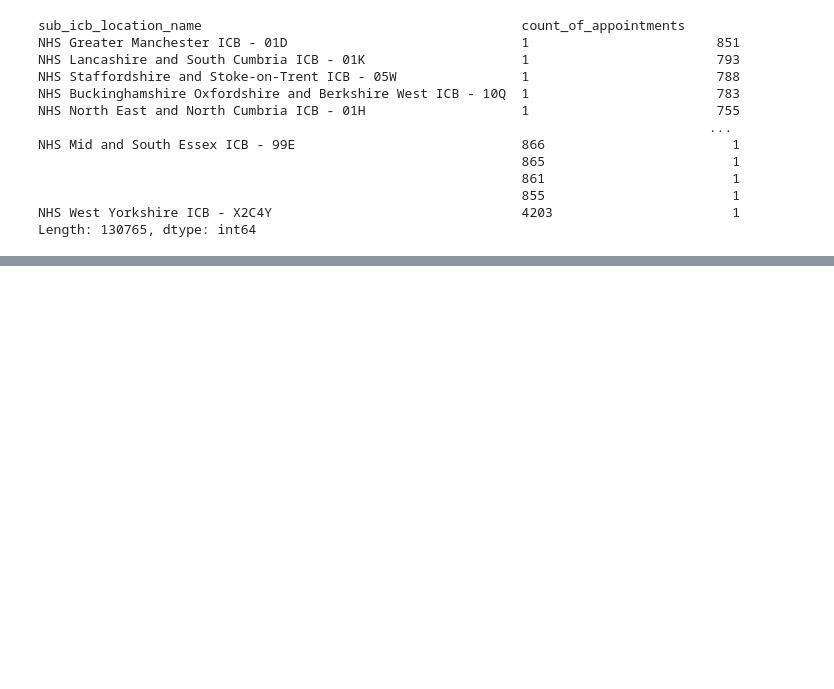
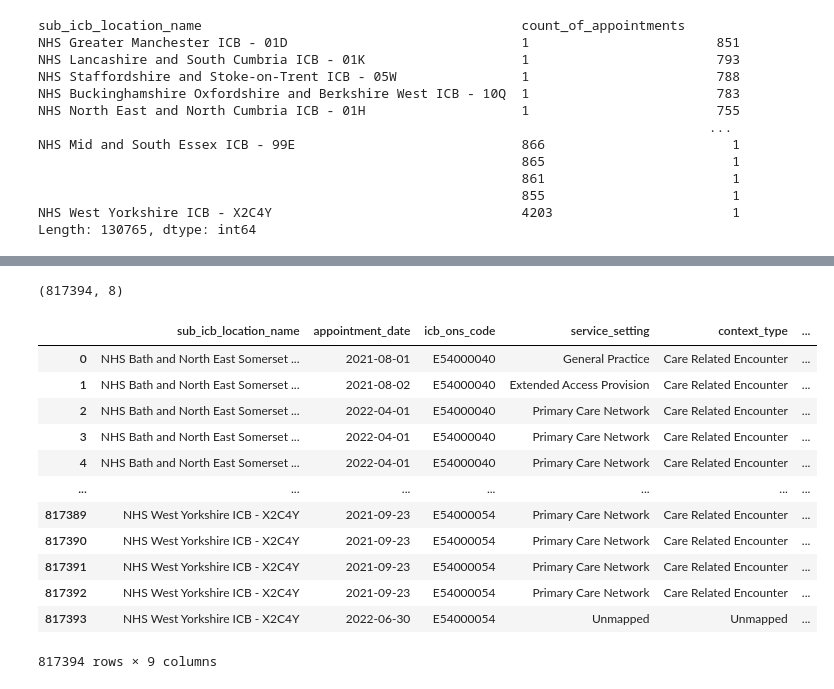
Before and after one commit to crialorob/Alonso_Robles_Cristina_DA201_Assignment, a Jupyter notebook: Alonso_Robles_Cristina_DA201_Assignment Activity 2_Import and explore the data.ipynb, the cells around one changed output, grey strips where cells are left out. Drawn from its saved outputs; the diff is of its cells as text; code cells hidden in the pictures; blank space fills up the shorter version.

```diff
--- a/Alonso_Robles_Cristina_DA201_Assignment Activity 2_Import and explore the data.ipynb
+++ b/Alonso_Robles_Cristina_DA201_Assignment Activity 2_Import and explore the data.ipynb
@@ -771,0 +798,20 @@ nc.sort_values(by=['count_of_appointments'], ascending=False)
+# %%
+nc.shape
+# %% [output]
+(817394, 8)
+# %%
+nc.groupby(['sub_icb_location_name']).value_counts().reset_index(name='count')
+# %% [output]
+|  | sub_icb_location_name | appointment_date | icb_ons_code | service_setting | context_type | ... |
+| 0 | NHS Bath and North East Somerset ... | 2021-08-01 | E54000040 | General Practice | Care Related Encounter | ... |
+| 1 | NHS Bath and North East Somerset ... | 2021-08-02 | E54000040 | Extended Access Provision | Care Related Encounter | ... |
+| 2 | NHS Bath and North East Somerset ... | 2022-04-01 | E54000040 | Primary Care Network | Care Related Encounter | ... |
+| 3 | NHS Bath and North East Somerset ... | 2022-04-01 | E54000040 | Primary Care Network | Care Related Encounter | ... |
+| 4 | NHS Bath and North East Somerset ... | 2022-04-01 | E54000040 | Primary Care Network | Care Related Encounter | ... |
+| ... | ... | ... | ... | ... | ... | ... |
+| 817389 | NHS West Yorkshire ICB - X2C4Y | 2021-09-23 | E54000054 | Primary Care Network | Care Related Encounter | ... |
+| 817390 | NHS West Yorkshire ICB - X2C4Y | 2021-09-23 | E54000054 | Primary Care Network | Care Related Encounter | ... |
+| 817391 | NHS West Yorkshire ICB - X2C4Y | 2021-09-23 | E54000054 | Primary Care Network | Care Related Encounter | ... |
+| 817392 | NHS West Yorkshire ICB - X2C4Y | 2021-09-23 | E54000054 | Primary Care Network | Care Related Encounter | ... |
+| 817393 | NHS West Yorkshire ICB - X2C4Y | 2022-06-30 | E54000054 | Unmapped | Unmapped | ... |
+817394 rows × 9 columns
```
Also changed, not shown: parts of 3 cells of this notebook, 1 other file.
